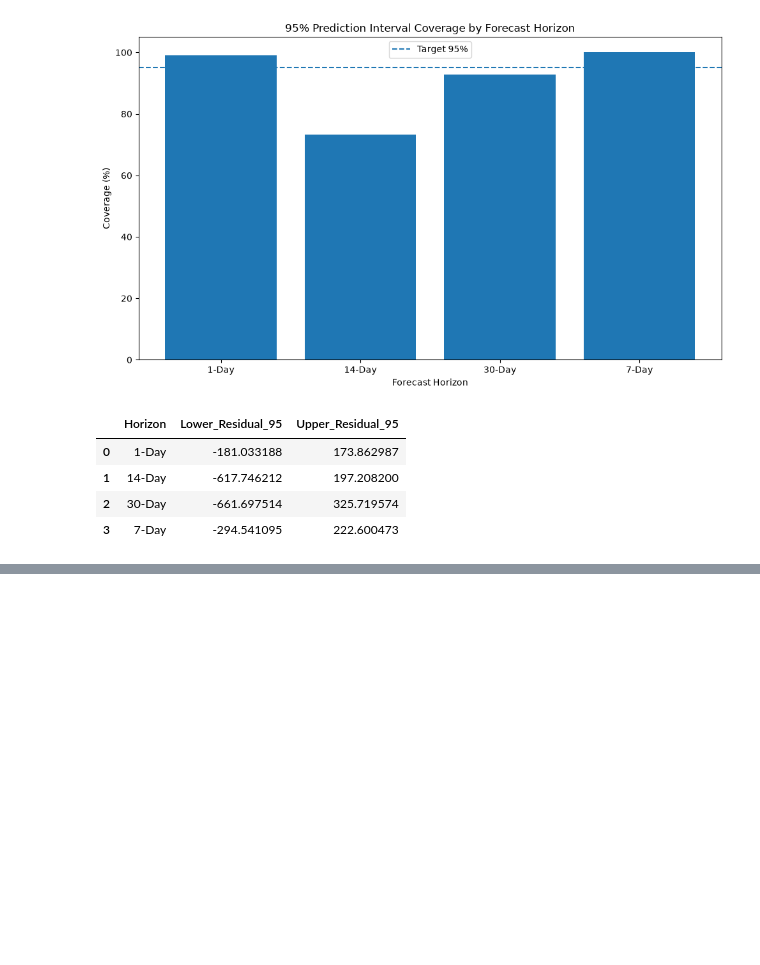
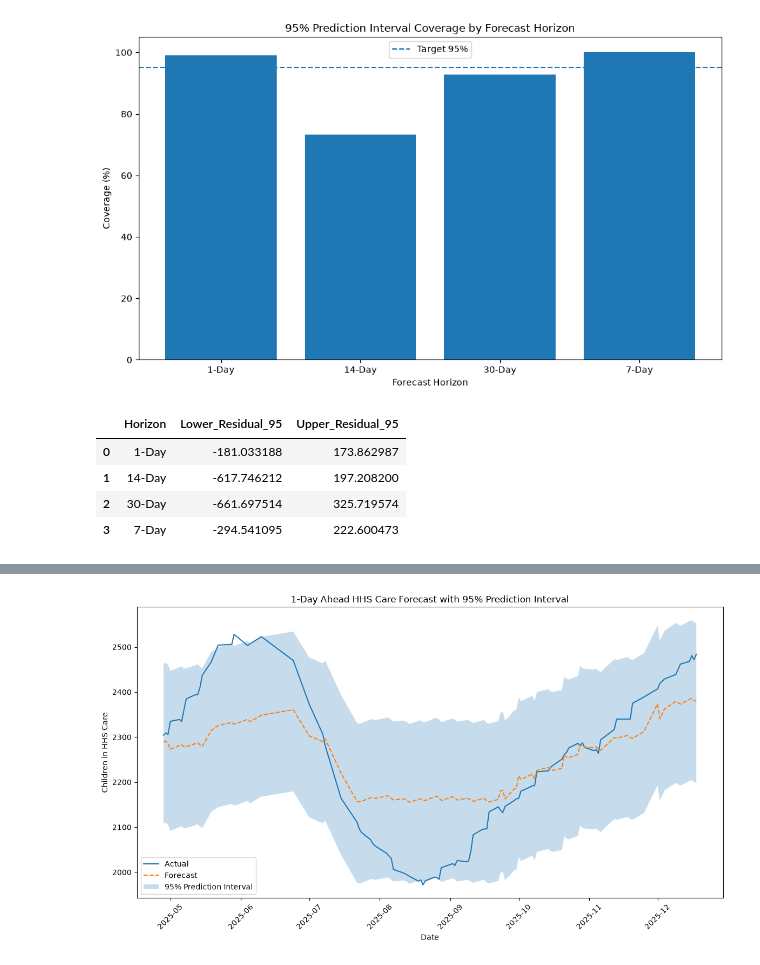
Before and after one commit to shivani1707s/Predictive-Forecasting-HHS, a Jupyter notebook: notebooks/Modeling.ipynb, the cells around one changed output, grey strips where cells are left out. Saved outputs shown, nothing was run; the diff lists cells and outputs as text; code cells hidden in the pictures; blank space fills up the shorter version.

```diff
--- a/notebooks/Modeling.ipynb
+++ b/notebooks/Modeling.ipynb
@@ -2103,0 +2145,12 @@ empirical_interval
+# %%
+all_horizon_predictions_df["Within_Empirical_95"]= (
+    (
+        all_horizon_predictions_df["Actual"]
+        >= all_horizon_predictions_df["Empirical_Lower_95"]
+    )
+    &
+    (
+        all_horizon_predictions_df["Actual"]
+        <= all_horizon_predictions_df["Empirical_Upper_95"]
+    )
+)
@@ -2103,0 +2175,36 @@ empirical_interval
+# %%
+plt.figure(figsize=(14,7))
+
+one_day_interval= all_horizon_predictions_df[
+    all_horizon_predictions_df["Horizon"] == "1-Day"
+].copy()
+
+plt.plot(
+    one_day_interval["Date"],
+    one_day_interval["Actual"],
+    label="Actual"
+)
+
+plt.plot(
+    one_day_interval["Date"],
+    one_day_interval["Predicted"],
+    linestyle="--",
+    label="Forecast"
+)
+
+plt.fill_between(
+    one_day_interval["Date"],
+    one_day_interval["Empirical_Lower_95"],
+    one_day_interval["Empirical_Upper_95"],
+    alpha= 0.25,
+    label= "95% Prediction Interval"
+)
+
+plt.xlabel("Date")
+plt.ylabel("Children in HHS Care")
+plt.title("1-Day Ahead HHS Care Forecast with 95% Prediction Interval")
+plt.legend()
+plt.xticks(rotation=45)
+plt.show()
+# %% [output]
+[figure, added]
```
Also changed, not shown: parts of 9 cells of this notebook.
